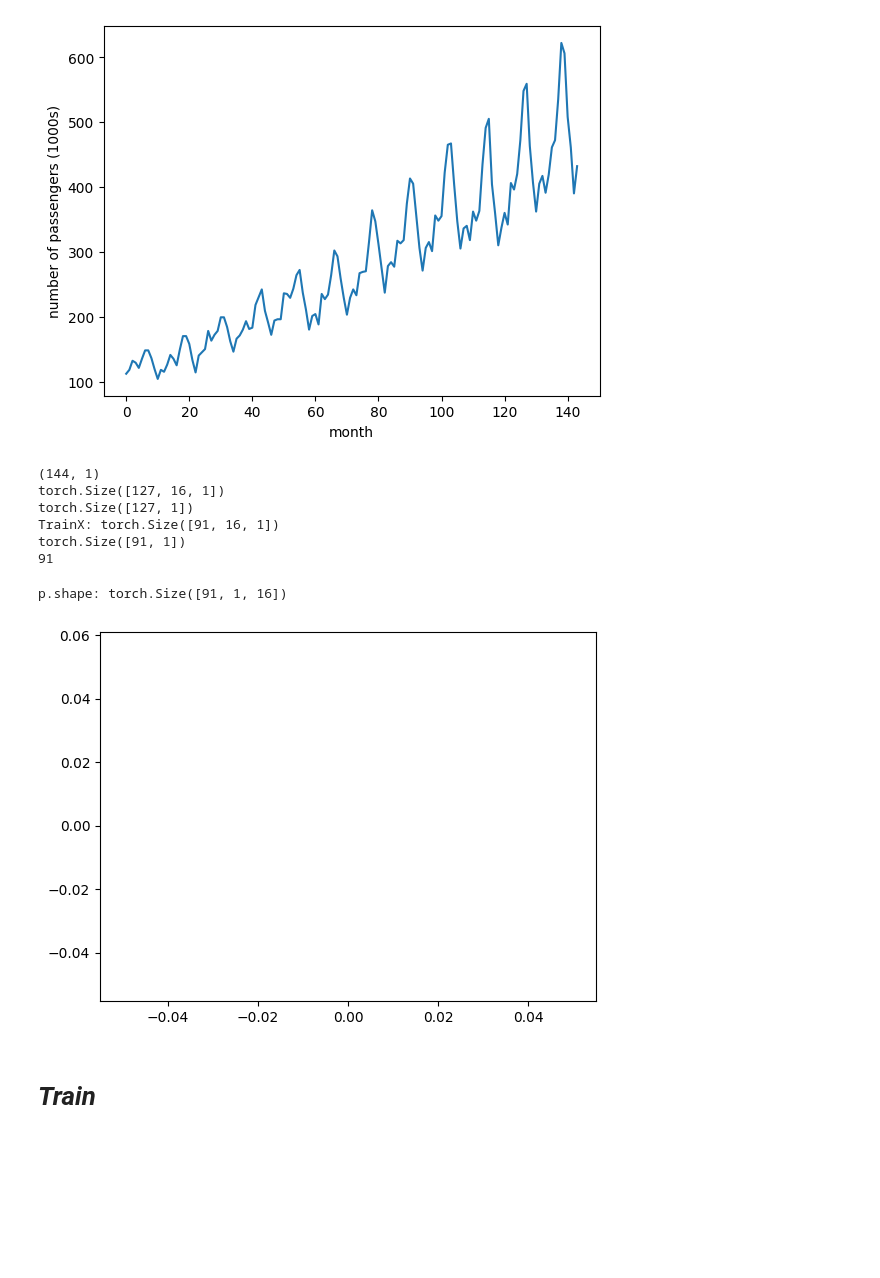
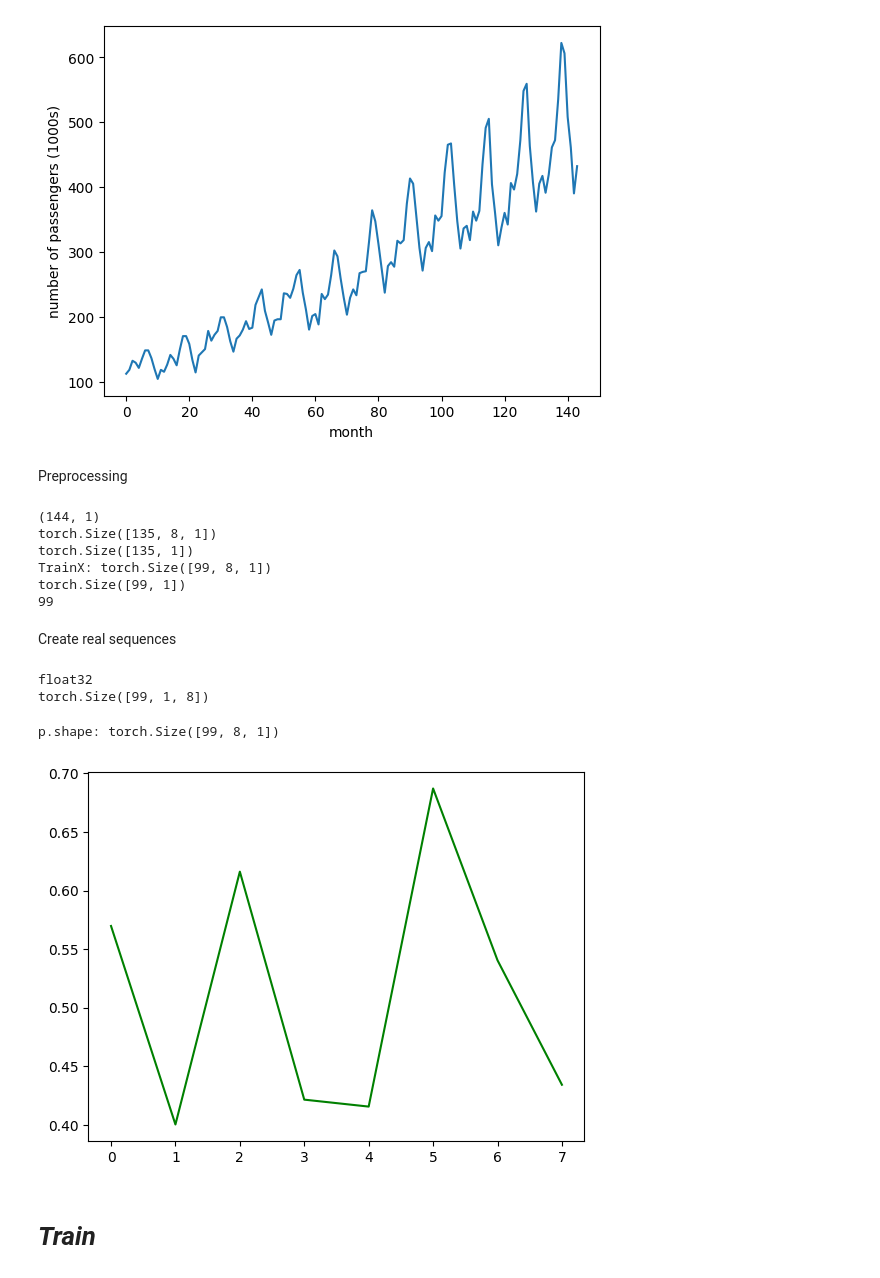
Before and after one commit to francomano/PSA-GAN, a Jupyter notebook: run.ipynb, the cells around one changed output. Drawn from its saved outputs; the diff is of its cells as text; code cells hidden in the pictures; blank space fills up the shorter version.

```diff
--- a/run.ipynb
+++ b/run.ipynb
@@ -26,13 +26,15 @@ plt.plot(training_set)
 plt.show()
 # %% [output]
 [figure]
+# %% [markdown]
+Preprocessing
 # %%
 
 
 sc = MinMaxScaler()
 training_data = sc.fit_transform(training_set)
 
-seq_length = 16  #it is tau in the paper
+seq_length = 8  #it is tau in the paper
 x, y = utils.sliding_windows(training_data, seq_length)
 
 
@@ -56,36 +58,51 @@ print(trainY.shape)
 print(trainX.size(0))
 # %% [output]
 (144, 1)
-torch.Size([127, 16, 1])
-torch.Size([127, 1])
-TrainX: torch.Size([91, 16, 1])
-torch.Size([91, 1])
-91
+torch.Size([135, 8, 1])
+torch.Size([135, 1])
+TrainX: torch.Size([99, 8, 1])
+torch.Size([99, 1])
+99
+# %% [markdown]
+Create real sequences
+# %%
+sequences=utils.real_seq(dataY,seq_length)
+sequences=sequences[:99]
+print(sequences.dtype)
+sequences=torch.Tensor(sequences)
+sequences.unsqueeze(0).unsqueeze(1)
+sequences=sequences.permute(0,2,1)
+print(sequences.shape)
+# %% [output]
+float32
+torch.Size([99, 1, 8])
 # %%
 
 
 #embed the input
 embedding_dim=10
 batch_size=trainX.size(0)
 value_features=1
 key_features=1
 
 
 
 #extract the number of features
 num_features=trainX.size(2)+10  #features+embedding+noise(?)
 
 
 #Generator
 G=blocks.Generator(embedding_dim,seq_length,num_features,batch_size,value_features,key_features)
 p=G(trainX)
 
+p=p.permute(0,2,1)
+
 #plot the results
 plt.plot(p[0].detach().numpy(),color="green")
 print("p.shape:",p.shape)
 # %% [output]
-p.shape: torch.Size([91, 1, 16])
+p.shape: torch.Size([99, 8, 1])
-[figure, old version]
+[figure, new version]
 # %% [markdown]
 # *Train*
 # %% [markdown]
```
Also changed, not shown: parts of 5 cells of this notebook, 3 other files.
